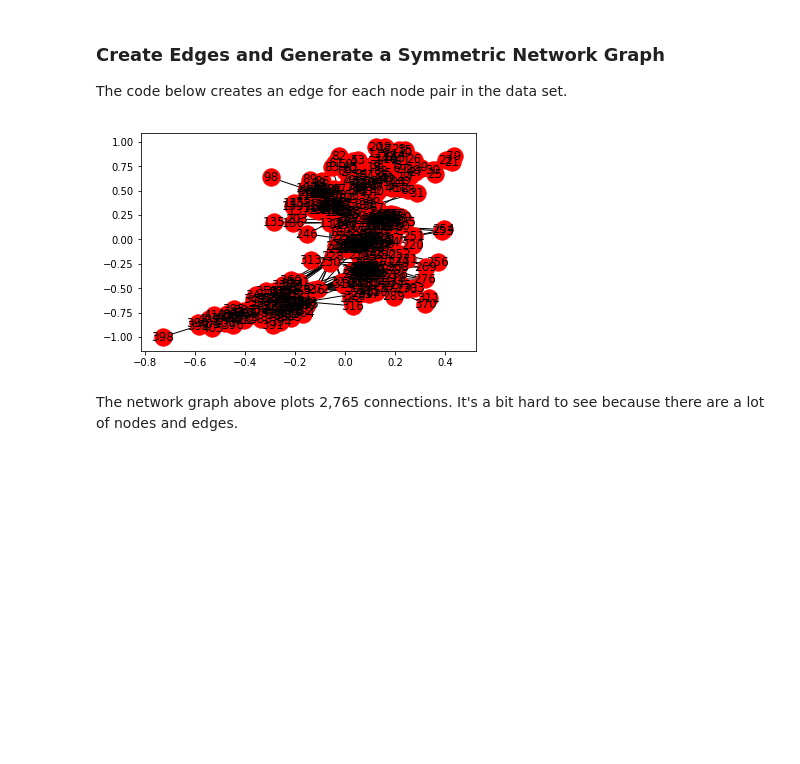
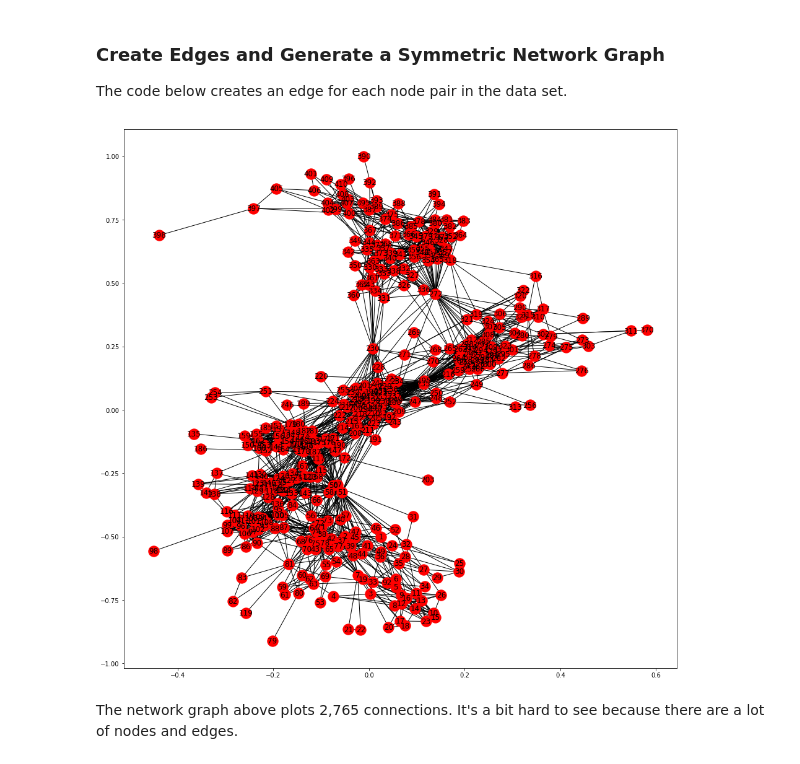
Before and after one commit to Shetura36/Data-620, a Jupyter notebook: Week 2/Data620_AssignmentWeek2.ipynb, the cells around one changed output. Cells and saved outputs as stored; diff of their text form; code cells hidden in the pictures; blank space fills up the shorter version.

```diff
--- a/Week 2/Data620_AssignmentWeek2.ipynb
+++ b/Week 2/Data620_AssignmentWeek2.ipynb
@@ -85,10 +89,12 @@ g = nx.Graph()
 
 for index, row in distinct_contact.iterrows():
     g.add_edge(row['from_node'], row['to_node'])
-# %%
-nx.draw_networkx(g)
-# %% [output]
-[figure, removed]
+# %%
+plt.figure(3,figsize=(16,16))
+
+nx.draw_networkx(g)
+# %% [output]
+[figure, added]
 # %% [markdown]
 The network graph above plots 2,765 connections. It's a bit hard to see because there are a lot of nodes and edges.
 # %% [markdown]
```
Also changed, not shown: parts of 3 cells of this notebook.
